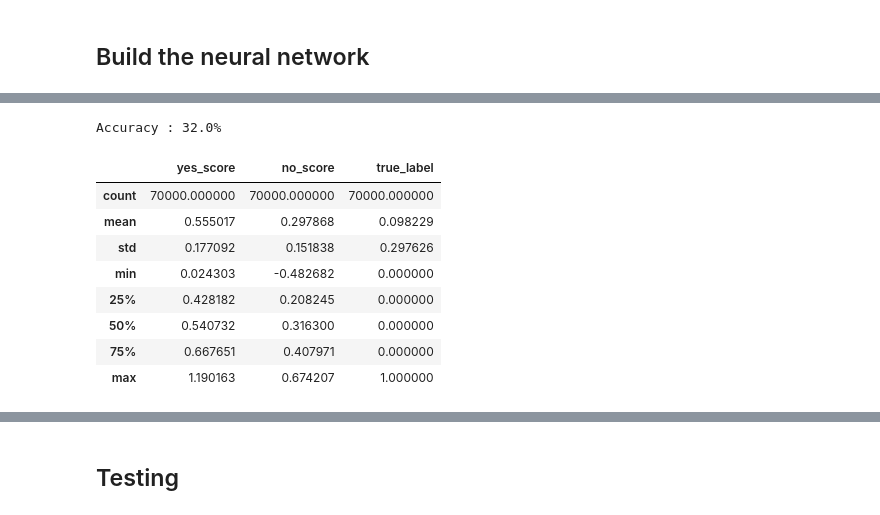
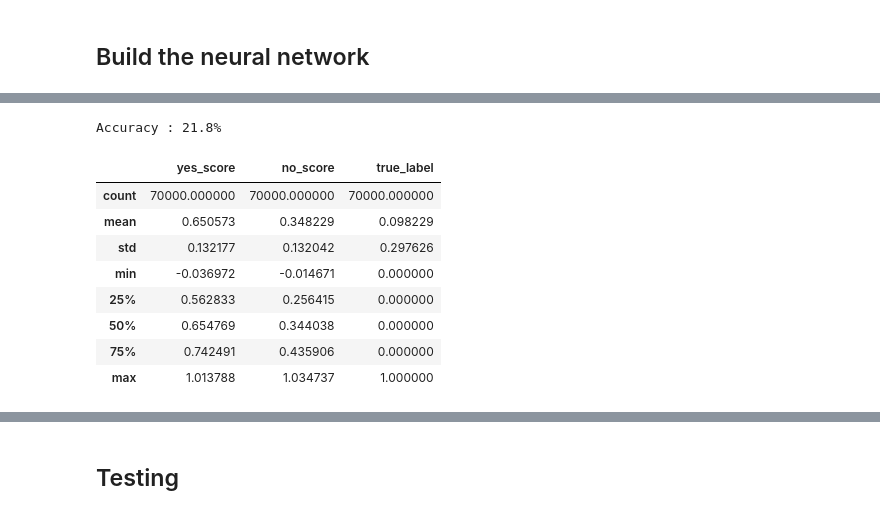
Before and after one commit to nmnsharma007/SimplifiedObjectDetection, a Jupyter notebook: version2/classification_inverted_and_shuffle_cnn.ipynb, the cells around one changed output, grey strips where cells are left out. Drawn from its saved outputs; the diff is of its cells as text; code cells hidden in the pictures.

```diff
--- a/version2/classification_inverted_and_shuffle_cnn.ipynb
+++ b/version2/classification_inverted_and_shuffle_cnn.ipynb
@@ -244,5 +228,6 @@ Training loss: 0.023993953044037168
 # %%
-
+def scale(output):
+  return output / (torch.sum(output,dim=1) + 0.001).view(-1,1)
 
 # function to test without threshold
 def test(dataloader,model):
@@ -250,42 +235,43 @@ def test(dataloader,model):
   model.eval()
   correct = 0
   with torch.no_grad():
     for images,scores in dataloader:
       output = model(images)
-      # output = softmax(output)
+      output = scale(output)
       # print(output.shape)
       correct += (output.argmax(1) == scores.argmax(1)).type(torch.float).sum().item()
   correct /= size
   print(f"Accuracy : {(100*correct):>0.1f}%")
 
 test(test_loader,model)
 data = np.empty((0,3),dtype=np.float32)
 
 with torch.no_grad():
     for images,scores in test_loader:
       output = model(images)
+      output = scale(output)
       output = output.numpy()
       scores = scores.numpy()
       for i in range(len(output)):
         yes_score = output[i][0]
         no_score = output[i][1]
         true_label =  1 if np.argmax(scores[i]) == 0 else 0
         # if true_label == 0:
         data = np.vstack((data,[[yes_score,no_score,true_label]]))
 df = pd.DataFrame(data)
 df.columns = ['yes_score','no_score','true_label']
 df.describe()
 # %% [output]
-Accuracy : 32.0%
+Accuracy : 21.8%
 |  | yes_score | no_score | true_label |
 | count | 70000.000000 | 70000.000000 | 70000.000000 |
-| mean | 0.555017 | 0.297868 | 0.098229 |
-| std | 0.177092 | 0.151838 | 0.297626 |
-| min | 0.024303 | -0.482682 | 0.000000 |
-| 25% | 0.428182 | 0.208245 | 0.000000 |
-| 50% | 0.540732 | 0.316300 | 0.000000 |
-| 75% | 0.667651 | 0.407971 | 0.000000 |
-| max | 1.190163 | 0.674207 | 1.000000 |
+| mean | 0.650573 | 0.348229 | 0.098229 |
+| std | 0.132177 | 0.132042 | 0.297626 |
+| min | -0.036972 | -0.014671 | 0.000000 |
+| 25% | 0.562833 | 0.256415 | 0.000000 |
+| 50% | 0.654769 | 0.344038 | 0.000000 |
+| 75% | 0.742491 | 0.435906 | 0.000000 |
+| max | 1.013788 | 1.034737 | 1.000000 |
 # %%
 print(df.describe())
 sns.FacetGrid(df,hue="true_label",height=7).map(plt.scatter,"yes_score","no_score").add_legend()
```
Also changed, not shown: parts of 6 cells of this notebook.
